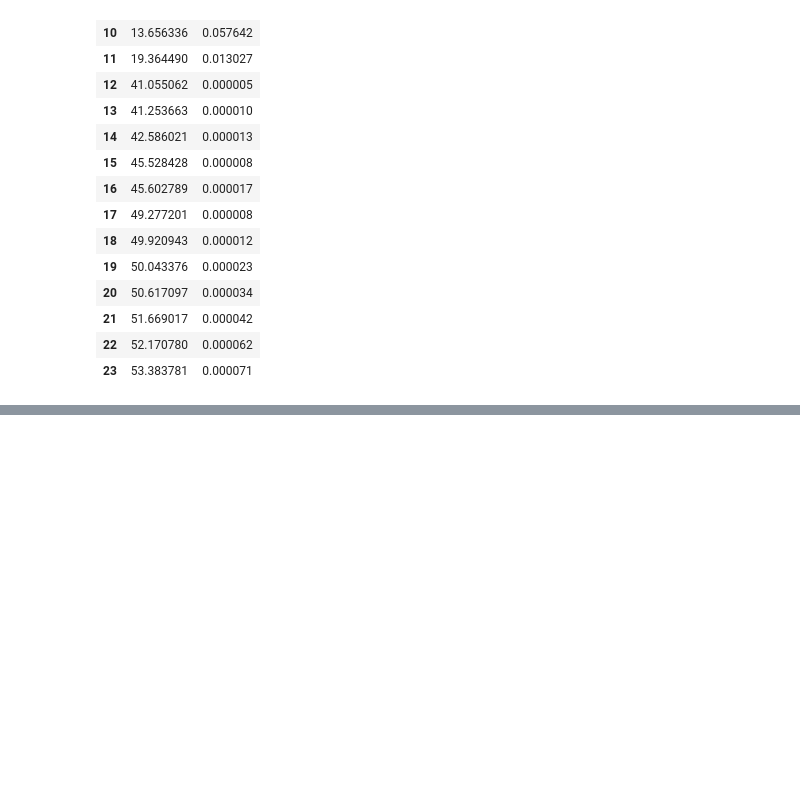
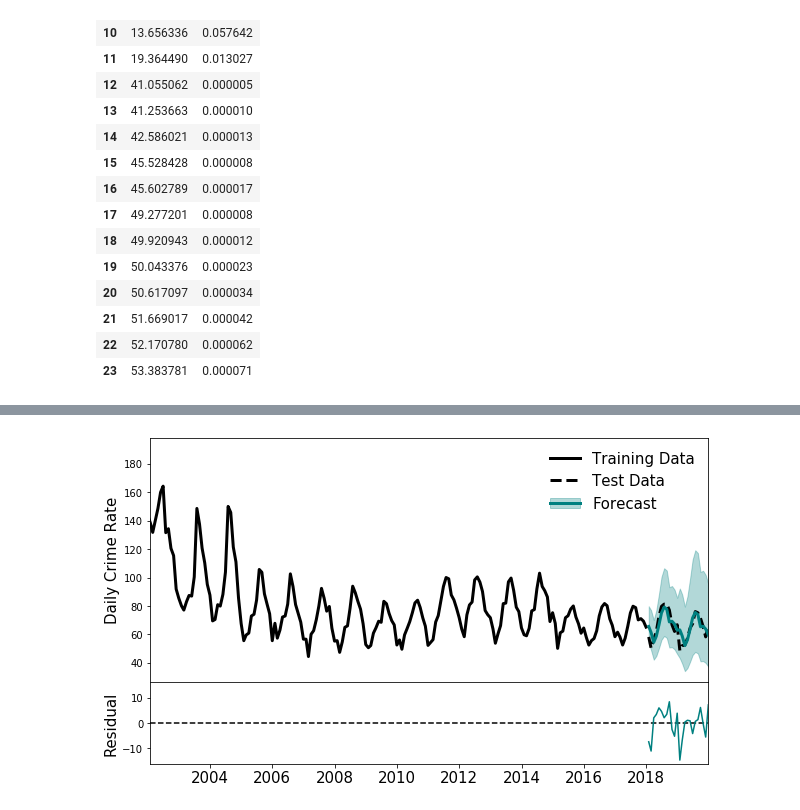
Before and after one commit to emapple/chicago-crime, a Jupyter notebook: notebooks/03-predict-theft.ipynb, the cells around one changed output, grey strips where cells are left out. Cells and saved outputs as stored; diff of their text form; code cells hidden in the pictures; blank space fills up the shorter version.

```diff
--- a/notebooks/03-predict-theft.ipynb
+++ b/notebooks/03-predict-theft.ipynb
@@ -338,0 +477,4 @@ acorr_ljungbox(res.dropna(), lags=np.arange(8, 24), model_df=3, return_df=True)
+# %%
+model = forecast_crime(crimedata.query('`Description` == "$500 AND UNDER"'), plot_comparison=True)
+# %% [output]
+[figure, added]
```
Also changed, not shown: parts of 14 cells of this notebook.
